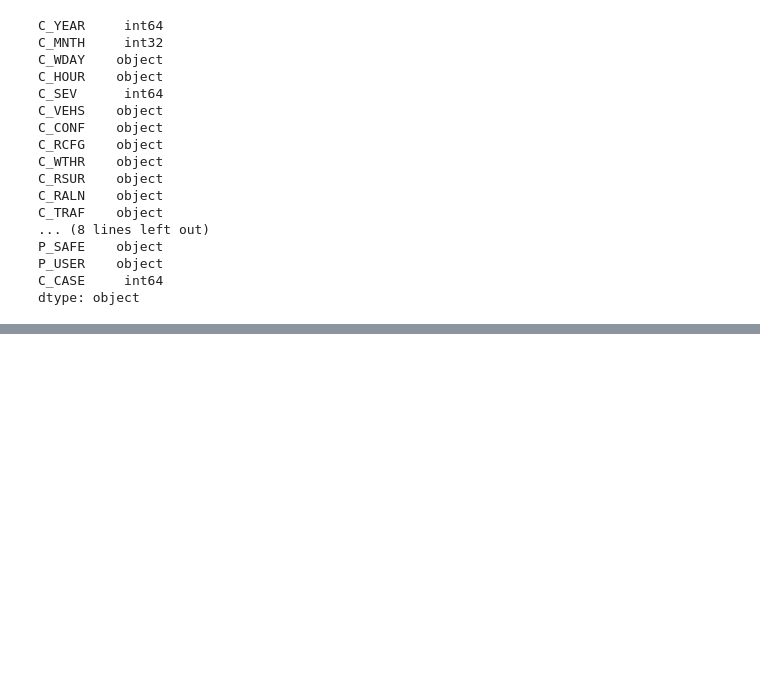
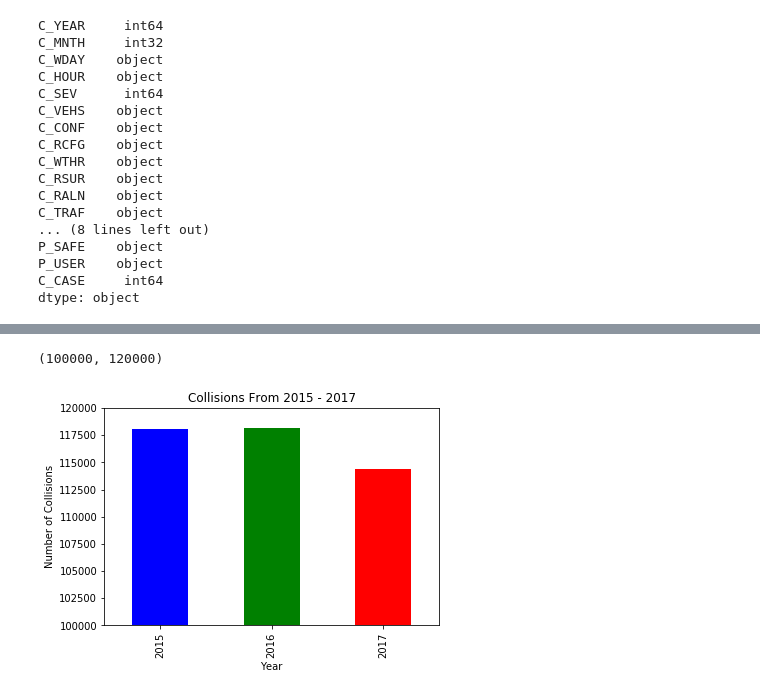
Before and after one commit to frpatel/team5-NCDB, a Jupyter notebook: project1-NCDB.ipynb, the cells around one changed output, grey strips where cells are left out. Cells and saved outputs as stored; diff of their text form; code cells hidden in the pictures; blank space fills up the shorter version.

```diff
--- a/project1-NCDB.ipynb
+++ b/project1-NCDB.ipynb
@@ -107 +107,12 @@ C_MNTH  C_YEAR
 Name: C_CASE, dtype: int64
+# %%
+
+df_without_uu.groupby(['C_YEAR']).nunique()['C_CASE'].plot(kind = 'bar', color=['b','g','r'])
+plt.title("Collisions From 2015 - 2017")
+plt.xlabel("Year")
+plt.ylabel("Number of Collisions")
+plt.ylim(100000, 120000)
+plt.savefig('Collisions By Year.png')
+# %% [output]
+(100000, 120000)
+[figure, added]
```
Also changed, not shown: parts of 13 cells of this notebook, 1 other file.
